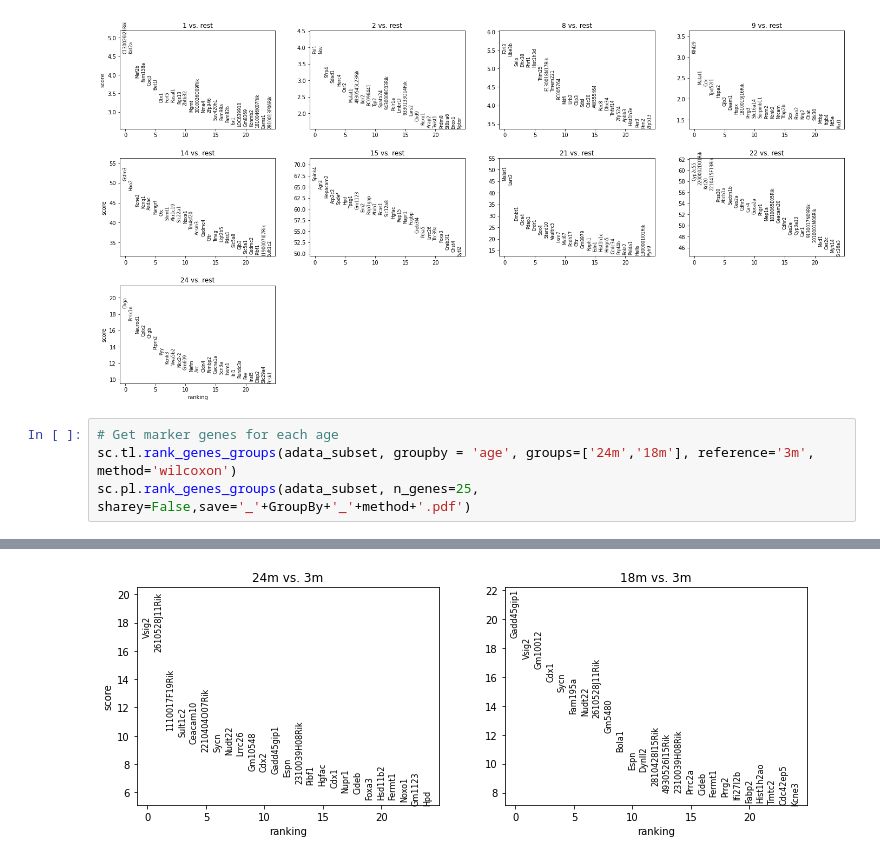
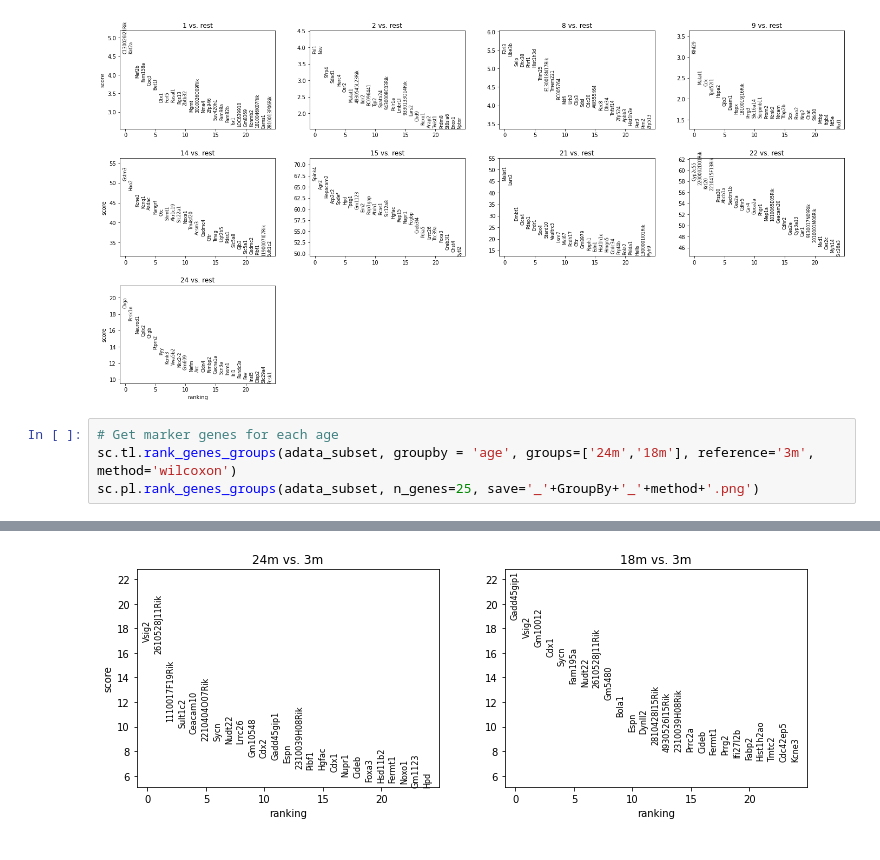
Before and after one commit to pocession/Tabula_muris, a Jupyter notebook: scRNA_differentialAnalysis.ipynb, the cells around one changed output, grey strips where cells are left out. Cells and saved outputs as stored; diff of their text form.

```diff
--- a/scRNA_differentialAnalysis.ipynb
+++ b/scRNA_differentialAnalysis.ipynb
@@ -135,5 +135,5 @@ sc.pl.rank_genes_groups(adata_subset2, n_genes=25, sharey=False)
 # %%
 # Get marker genes for each age
 sc.tl.rank_genes_groups(adata_subset, groupby = 'age', groups=['24m','18m'], reference='3m', method='wilcoxon')
-sc.pl.rank_genes_groups(adata_subset, n_genes=25, sharey=False,save='_'+GroupBy+'_'+method+'.pdf')
+sc.pl.rank_genes_groups(adata_subset, n_genes=25, save='_'+GroupBy+'_'+method+'.png')
 # %% [output]
@@ -141,4 +141,4 @@ WARNING: saving figure to file figures/rank_genes_groups_age_age_facs.pdf
-[figure, old version]
+[figure, new version]
 # %%
 # Perform the differential analysis
 sc.tl.rank_genes_groups(adata_subset, groupby='age', use_raw=True,
```
Also changed, not shown: parts of 2 cells of this notebook, 3 other files.
